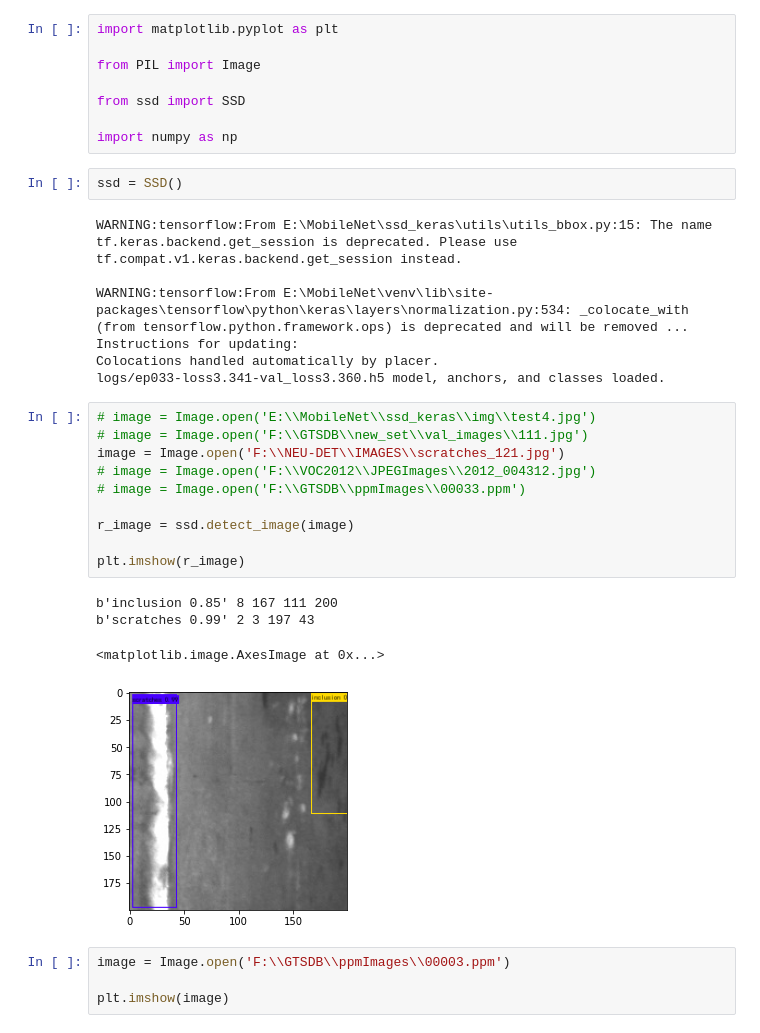
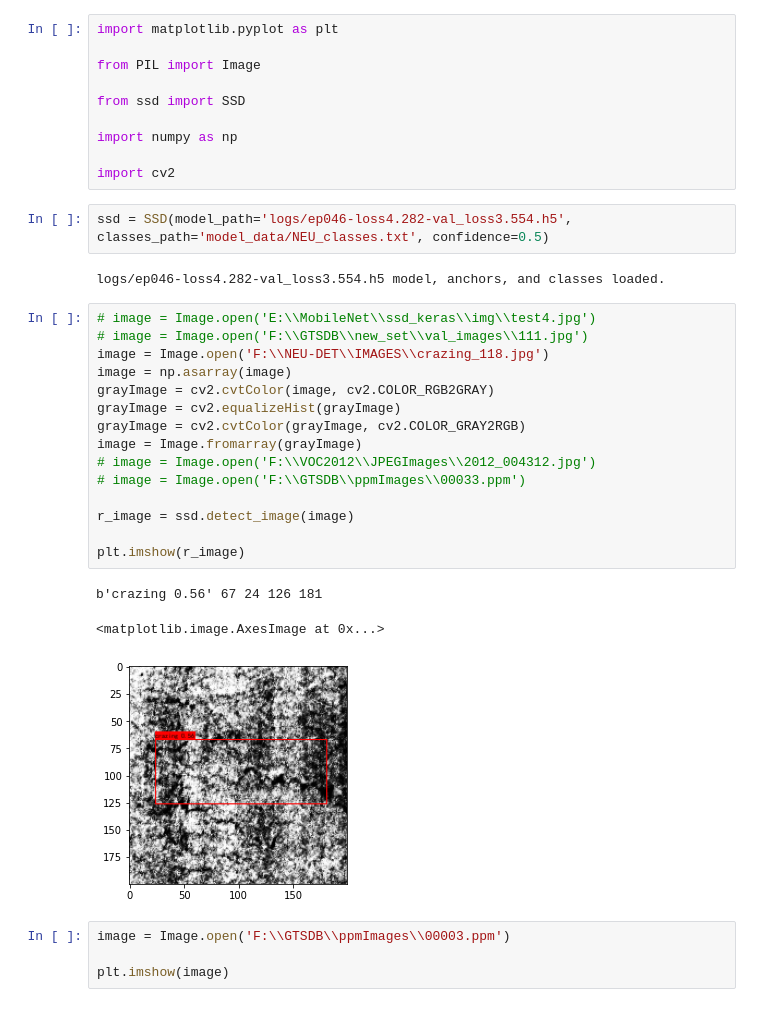
Before and after one commit to yy-dla/python, a Jupyter notebook: ssd_keras/ssd_predict.ipynb, the cells around one changed output. Drawn from its saved outputs; the diff is of its cells as text.

```diff
--- a/ssd_keras/ssd_predict.ipynb
+++ b/ssd_keras/ssd_predict.ipynb
@@ -6,30 +6,31 @@ from PIL import Image
 from ssd import SSD
 
 import numpy as np
+
+import cv2
-# %%
-ssd = SSD()
-# %% [output]
-WARNING:tensorflow:From E:\MobileNet\ssd_keras\utils\utils_bbox.py:15: The name tf.keras.backend.get_session is deprecated. Please use tf.compat.v1.keras.backend.get_session instead.
-
-WARNING:tensorflow:From E:\MobileNet\venv\lib\site-packages\tensorflow\python\keras\layers\normalization.py:534: _colocate_with (from tensorflow.python.framework.ops) is deprecated and will be removed ...
-Instructions for updating:
-Colocations handled automatically by placer.
-logs/ep033-loss3.341-val_loss3.360.h5 model, anchors, and classes loaded.
+# %%
+ssd = SSD(model_path='logs/ep046-loss4.282-val_loss3.554.h5', classes_path='model_data/NEU_classes.txt', confidence=0.5)
+# %% [output]
+logs/ep046-loss4.282-val_loss3.554.h5 model, anchors, and classes loaded.
 # %%
 # image = Image.open('E:\\MobileNet\\ssd_keras\\img\\test4.jpg')
 # image = Image.open('F:\\GTSDB\\new_set\\val_images\\111.jpg')
-image = Image.open('F:\\NEU-DET\\IMAGES\\scratches_121.jpg')
+image = Image.open('F:\\NEU-DET\\IMAGES\\crazing_118.jpg')
+image = np.asarray(image)
+grayImage = cv2.cvtColor(image, cv2.COLOR_RGB2GRAY)
+grayImage = cv2.equalizeHist(grayImage)
+grayImage = cv2.cvtColor(grayImage, cv2.COLOR_GRAY2RGB)
+image = Image.fromarray(grayImage)
 # image = Image.open('F:\\VOC2012\\JPEGImages\\2012_004312.jpg')
 # image = Image.open('F:\\GTSDB\\ppmImages\\00033.ppm')
 
 r_image = ssd.detect_image(image)
 
 plt.imshow(r_image)
 # %% [output]
-b'inclusion 0.85' 8 167 111 200
-b'scratches 0.99' 2 3 197 43
+b'crazing 0.56' 67 24 126 181
 <matplotlib.image.AxesImage at 0x...>
-[figure, old version]
+[figure, new version]
 # %%
 image = Image.open('F:\\GTSDB\\ppmImages\\00003.ppm')
 
```
Also changed, not shown: 11 other files.
